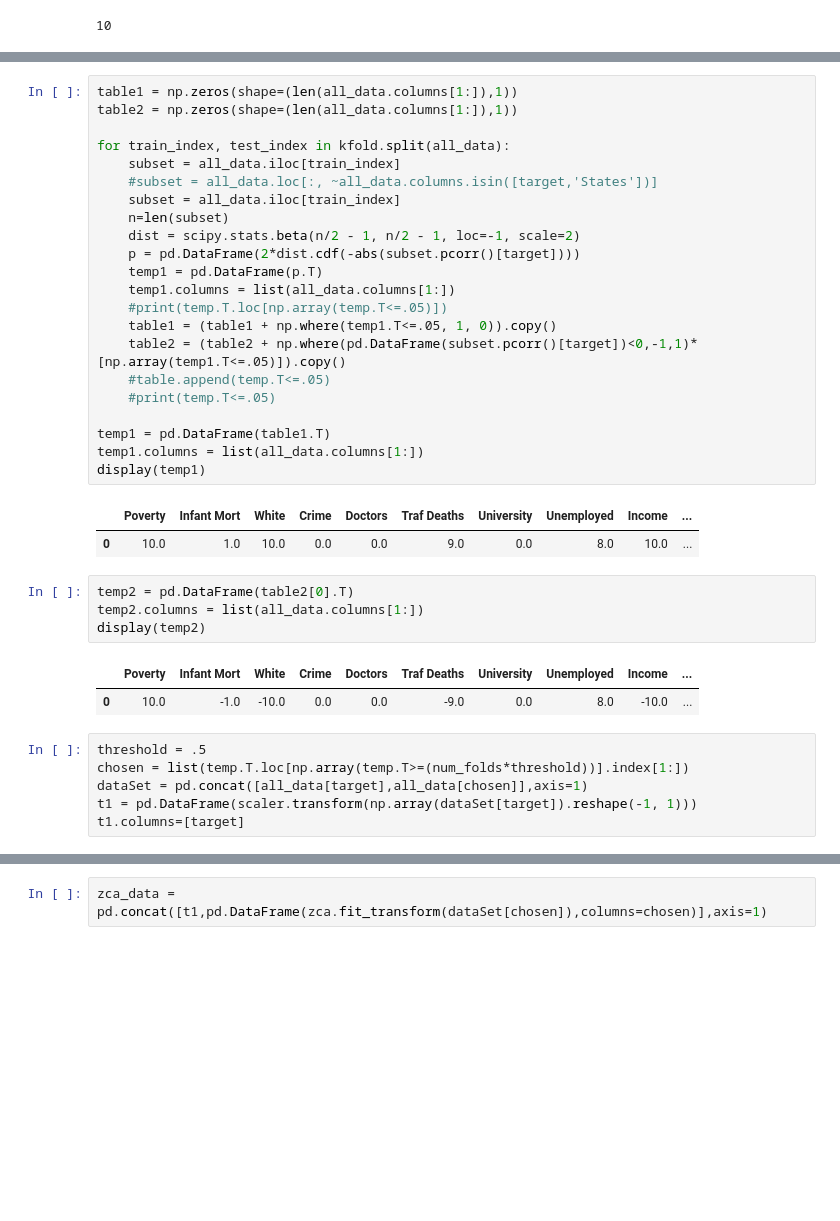
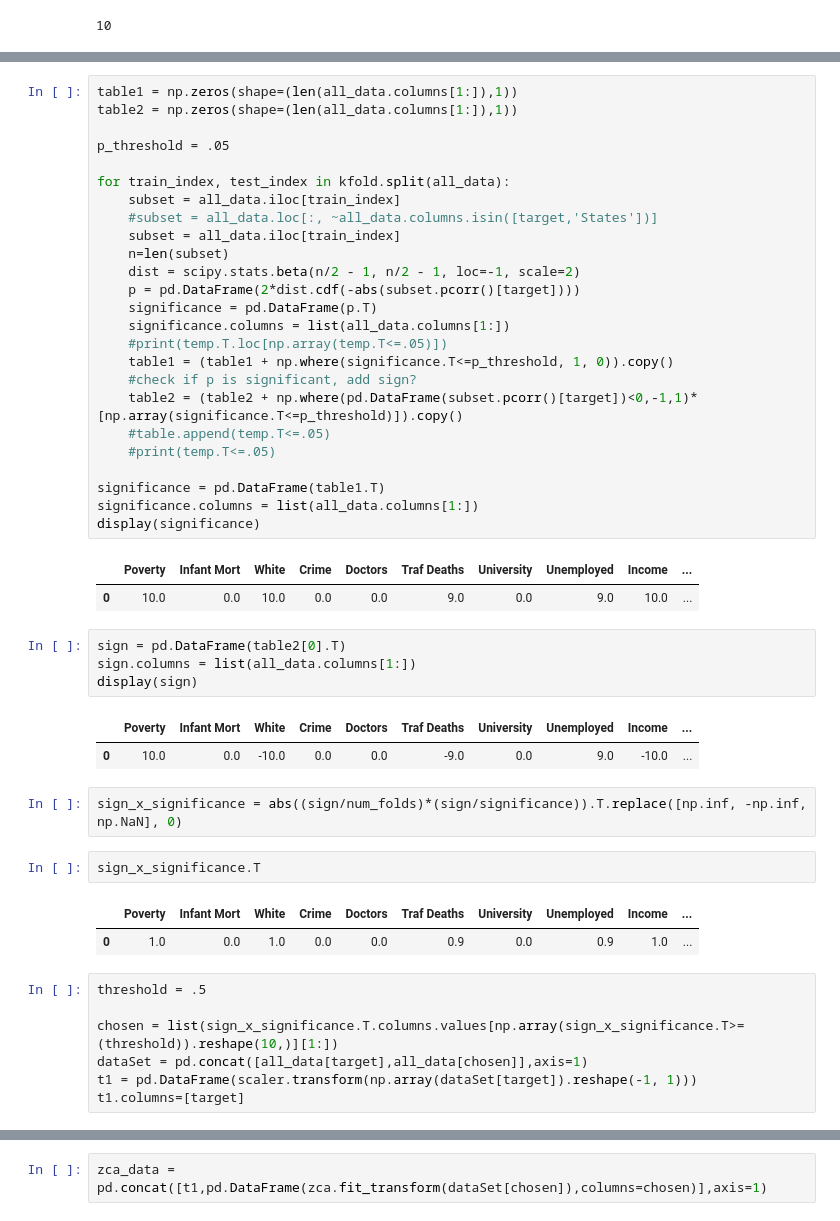
Before and after one commit to thistleknot/python-ml, a Jupyter notebook: code/pcorr-significance.ipynb, the cells around one changed output, grey strips where cells are left out. Drawn from its saved outputs; the diff is of its cells as text; blank space fills up the shorter version.

```diff
--- a/code/pcorr-significance.ipynb
+++ b/code/pcorr-significance.ipynb
@@ -56,38 +32,49 @@ array([[[ 1],
 # %%
 table1 = np.zeros(shape=(len(all_data.columns[1:]),1))
 table2 = np.zeros(shape=(len(all_data.columns[1:]),1))
+
+p_threshold = .05
 
 for train_index, test_index in kfold.split(all_data):
     subset = all_data.iloc[train_index]
     #subset = all_data.loc[:, ~all_data.columns.isin([target,'States'])]
     subset = all_data.iloc[train_index]
     n=len(subset)
     dist = scipy.stats.beta(n/2 - 1, n/2 - 1, loc=-1, scale=2)
     p = pd.DataFrame(2*dist.cdf(-abs(subset.pcorr()[target])))
-    temp1 = pd.DataFrame(p.T)
-    temp1.columns = list(all_data.columns[1:])
+    significance = pd.DataFrame(p.T)
+    significance.columns = list(all_data.columns[1:])
     #print(temp.T.loc[np.array(temp.T<=.05)])
-    table1 = (table1 + np.where(temp1.T<=.05, 1, 0)).copy()
-    table2 = (table2 + np.where(pd.DataFrame(subset.pcorr()[target])<0,-1,1)*[np.array(temp1.T<=.05)]).copy()
+    table1 = (table1 + np.where(significance.T<=p_threshold, 1, 0)).copy()
+    #check if p is significant, add sign?
+    table2 = (table2 + np.where(pd.DataFrame(subset.pcorr()[target])<0,-1,1)*[np.array(significance.T<=p_threshold)]).copy()
     #table.append(temp.T<=.05)
     #print(temp.T<=.05)
 
-temp1 = pd.DataFrame(table1.T)
-temp1.columns = list(all_data.columns[1:])
-display(temp1)
+significance = pd.DataFrame(table1.T)
+significance.columns = list(all_data.columns[1:])
+display(significance)
 # %% [output]
 |  | Poverty | Infant Mort | White | Crime | Doctors | Traf Deaths | University | Unemployed | Income | ... |
-| 0 | 10.0 | 1.0 | 10.0 | 0.0 | 0.0 | 9.0 | 0.0 | 8.0 | 10.0 | ... |
+| 0 | 10.0 | 0.0 | 10.0 | 0.0 | 0.0 | 9.0 | 0.0 | 9.0 | 10.0 | ... |
 # %%
-temp2 = pd.DataFrame(table2[0].T)
-temp2.columns = list(all_data.columns[1:])
-display(temp2)
+sign = pd.DataFrame(table2[0].T)
+sign.columns = list(all_data.columns[1:])
+display(sign)
 # %% [output]
 |  | Poverty | Infant Mort | White | Crime | Doctors | Traf Deaths | University | Unemployed | Income | ... |
-| 0 | 10.0 | -1.0 | -10.0 | 0.0 | 0.0 | -9.0 | 0.0 | 8.0 | -10.0 | ... |
+| 0 | 10.0 | 0.0 | -10.0 | 0.0 | 0.0 | -9.0 | 0.0 | 9.0 | -10.0 | ... |
+# %%
+sign_x_significance = abs((sign/num_folds)*(sign/significance)).T.replace([np.inf, -np.inf, np.NaN], 0)
+# %%
+sign_x_significance.T
+# %% [output]
+|  | Poverty | Infant Mort | White | Crime | Doctors | Traf Deaths | University | Unemployed | Income | ... |
+| 0 | 1.0 | 0.0 | 1.0 | 0.0 | 0.0 | 0.9 | 0.0 | 0.9 | 1.0 | ... |
 # %%
 threshold = .5
-chosen = list(temp.T.loc[np.array(temp.T>=(num_folds*threshold))].index[1:])
+
+chosen = list(sign_x_significance.T.columns.values[np.array(sign_x_significance.T>=(threshold)).reshape(10,)][1:])
 dataSet = pd.concat([all_data[target],all_data[chosen]],axis=1)
 t1 = pd.DataFrame(scaler.transform(np.array(dataSet[target]).reshape(-1, 1)))
 t1.columns=[target]
```
Also changed, not shown: parts of 5 cells of this notebook.
